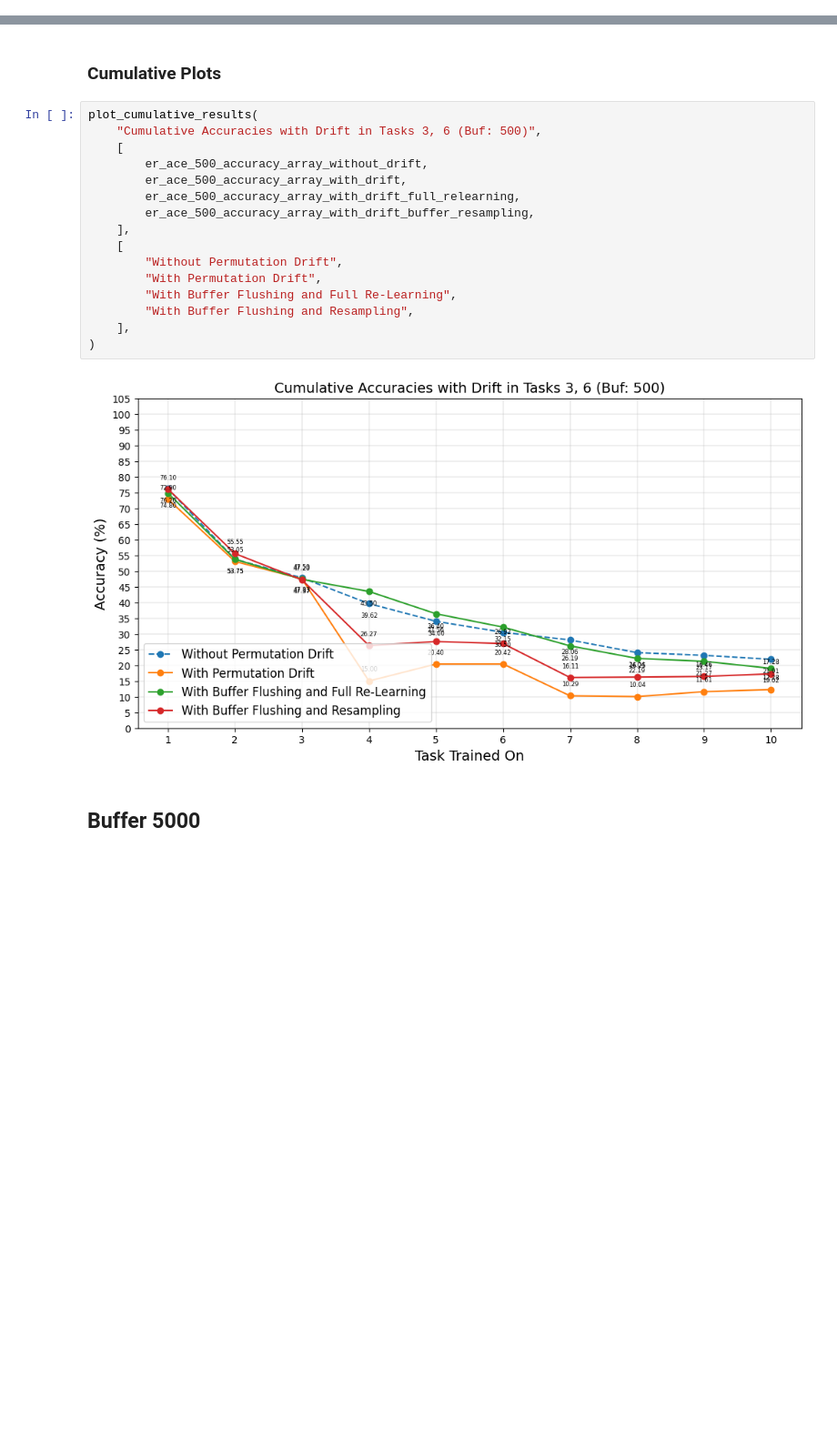
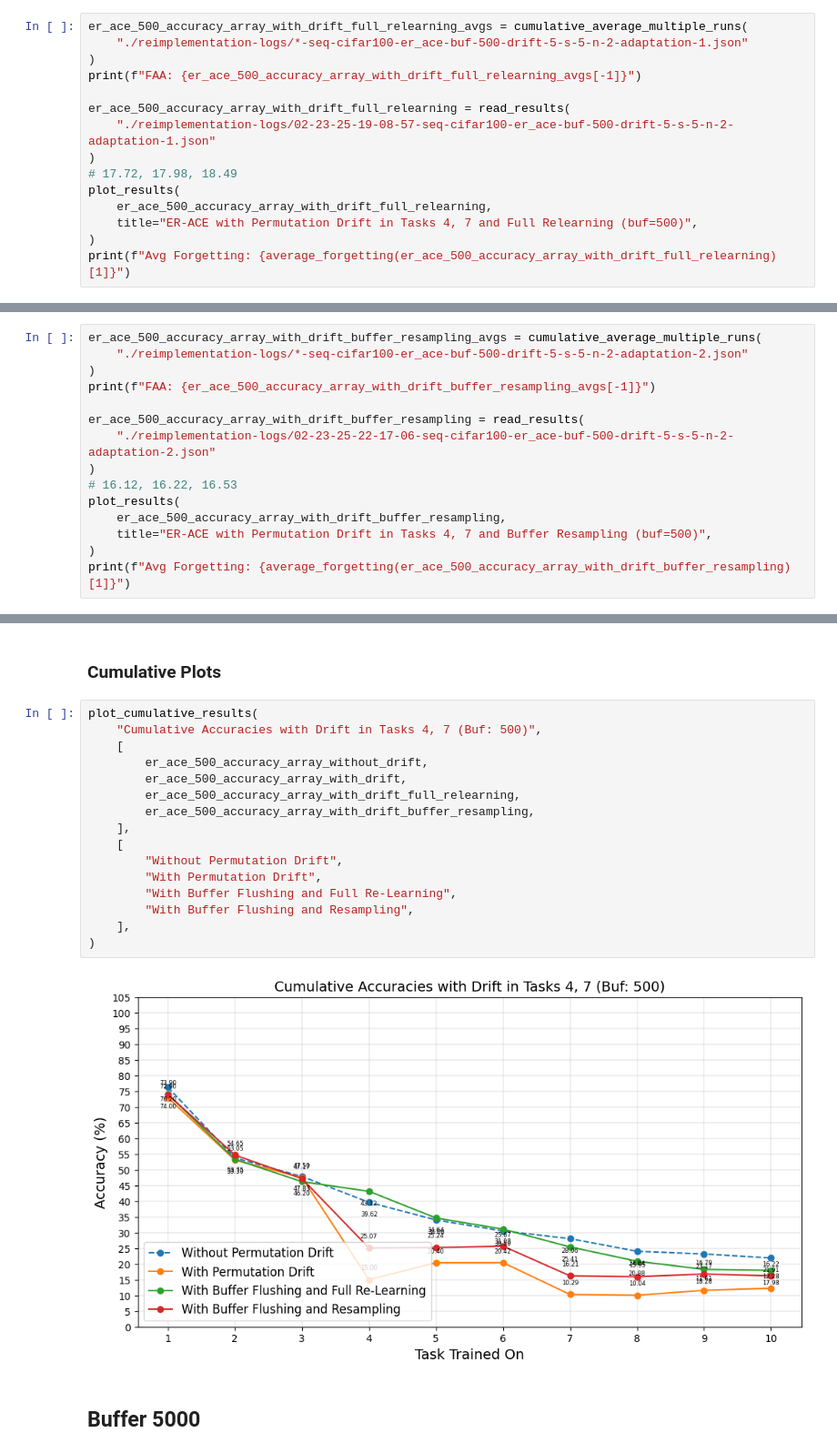
Before and after one commit to AlifAshrafee/Concept-Drift-Results, a Jupyter notebook: CIFAR-100-n-2-result-visualization.ipynb, the cells around one changed output, grey strips where cells are left out. Shown at 91% size. Saved outputs shown, nothing was run; the diff lists cells and outputs as text; blank space fills up the shorter version.

```diff
--- a/CIFAR-100-n-2-result-visualization.ipynb
+++ b/CIFAR-100-n-2-result-visualization.ipynb
@@ -334,0 +443,15 @@ er_ace_500_accuracy_array_with_drift_full_relearning = read_results(
+# %%
+er_ace_500_accuracy_array_with_drift_full_relearning_avgs = cumulative_average_multiple_runs(
+    "./reimplementation-logs/*-seq-cifar100-er_ace-buf-500-drift-5-s-5-n-2-adaptation-1.json"
+)
+print(f"FAA: {er_ace_500_accuracy_array_with_drift_full_relearning_avgs[-1]}")
+
+er_ace_500_accuracy_array_with_drift_full_relearning = read_results(
+    "./reimplementation-logs/02-23-25-19-08-57-seq-cifar100-er_ace-buf-500-drift-5-s-5-n-2-adaptation-1.json"
+)
+# 17.72, 17.98, 18.49
+plot_results(
+    er_ace_500_accuracy_array_with_drift_full_relearning,
+    title="ER-ACE with Permutation Drift in Tasks 4, 7 and Full Relearning (buf=500)",
+)
+print(f"Avg Forgetting: {average_forgetting(er_ace_500_accuracy_array_with_drift_full_relearning)[1]}")
@@ -346,0 +475,15 @@ er_ace_500_accuracy_array_with_drift_buffer_resampling = read_results(
+# %%
+er_ace_500_accuracy_array_with_drift_buffer_resampling_avgs = cumulative_average_multiple_runs(
+    "./reimplementation-logs/*-seq-cifar100-er_ace-buf-500-drift-5-s-5-n-2-adaptation-2.json"
+)
+print(f"FAA: {er_ace_500_accuracy_array_with_drift_buffer_resampling_avgs[-1]}")
+
+er_ace_500_accuracy_array_with_drift_buffer_resampling = read_results(
+    "./reimplementation-logs/02-23-25-22-17-06-seq-cifar100-er_ace-buf-500-drift-5-s-5-n-2-adaptation-2.json"
+)
+# 16.12, 16.22, 16.53
+plot_results(
+    er_ace_500_accuracy_array_with_drift_buffer_resampling,
+    title="ER-ACE with Permutation Drift in Tasks 4, 7 and Buffer Resampling (buf=500)",
+)
+print(f"Avg Forgetting: {average_forgetting(er_ace_500_accuracy_array_with_drift_buffer_resampling)[1]}")
@@ -348,22 +499,22 @@ er_ace_500_accuracy_array_with_drift_buffer_resampling = read_results(
 ### Cumulative Plots
 # %%
 plot_cumulative_results(
-    "Cumulative Accuracies with Drift in Tasks 3, 6 (Buf: 500)",
+    "Cumulative Accuracies with Drift in Tasks 4, 7 (Buf: 500)",
     [
         er_ace_500_accuracy_array_without_drift,
         er_ace_500_accuracy_array_with_drift,
         er_ace_500_accuracy_array_with_drift_full_relearning,
         er_ace_500_accuracy_array_with_drift_buffer_resampling,
     ],
     [
         "Without Permutation Drift",
         "With Permutation Drift",
         "With Buffer Flushing and Full Re-Learning",
         "With Buffer Flushing and Resampling",
     ],
 )
 # %% [output]
-[figure, old version]
+[figure, new version]
 # %% [markdown]
 ## Buffer 5000
 # %% [markdown]
```
Also changed, not shown: parts of 66 cells of this notebook, 18 other files.
